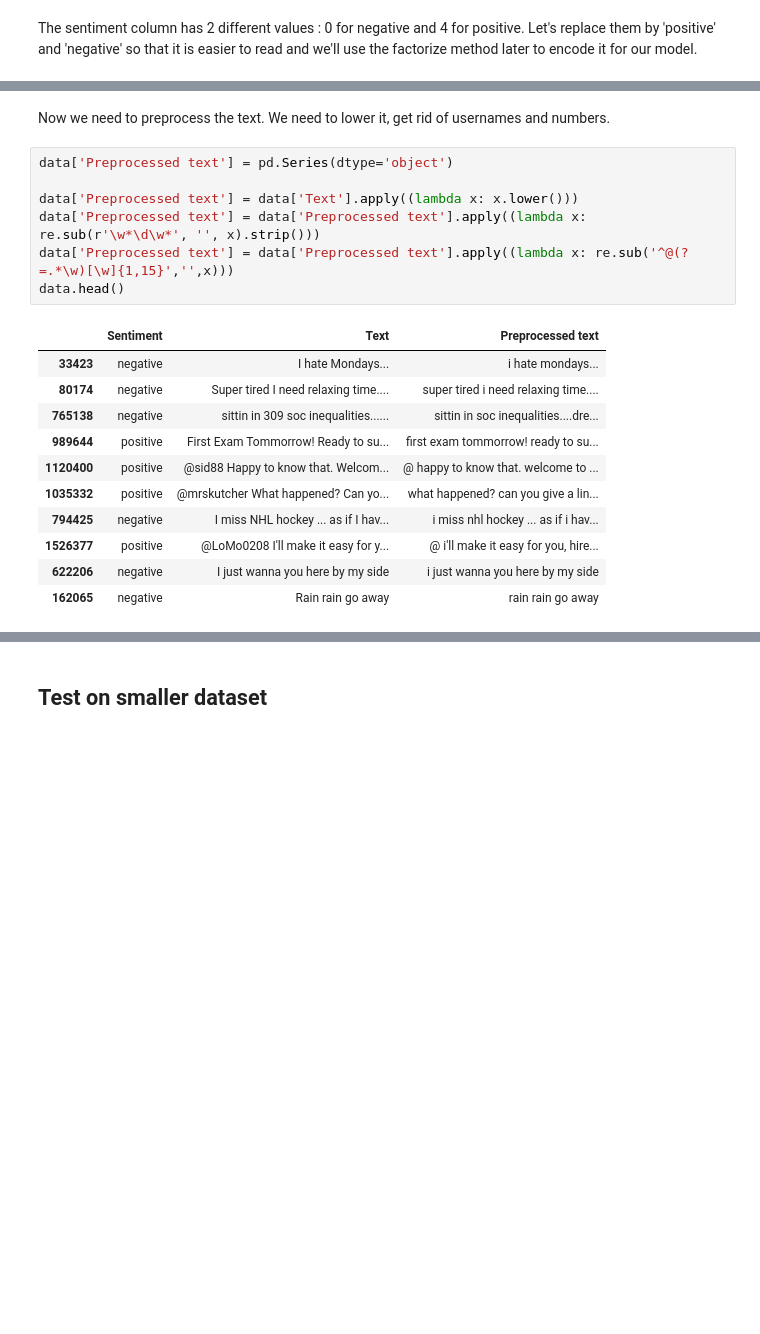
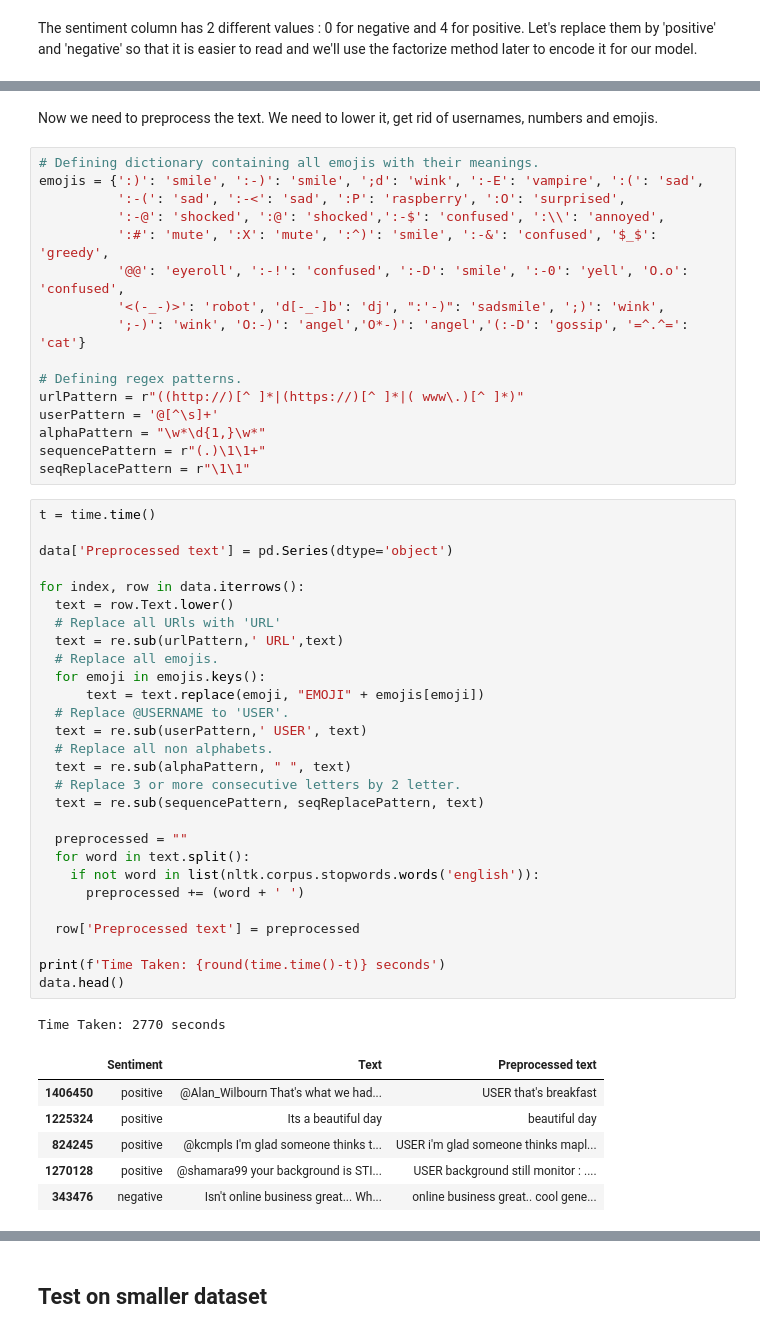
Before and after one commit to achtrl/Sentiment-Analysis, a Jupyter notebook: sentiment_analysis.ipynb, the cells around one changed output, grey strips where cells are left out. Cells and saved outputs as stored; diff of their text form; blank space fills up the shorter version.

Commit message:
Did more preprocessing and created several models as well as pipeline

```diff
--- a/sentiment_analysis.ipynb
+++ b/sentiment_analysis.ipynb
@@ -72,21 +83,54 @@ data.head()
 # %% [markdown]
-Now we need to preprocess the text. We need to lower it, get rid of usernames and numbers.
+Now we need to preprocess the text. We need to lower it, get rid of usernames, numbers and emojis.
-# %%
-data['Preprocessed text'] = pd.Series(dtype='object')
-
-data['Preprocessed text'] = data['Text'].apply((lambda x: x.lower()))
-data['Preprocessed text'] = data['Preprocessed text'].apply((lambda x: re.sub(r'\w*\d\w*', '', x).strip()))
-data['Preprocessed text'] = data['Preprocessed text'].apply((lambda x: re.sub('^@(?=.*\w)[\w]{1,15}','',x)))
-data.head()
-# %% [output]
-|  | Sentiment | Text | Preprocessed text |
-| 33423 | negative | I hate Mondays... | i hate mondays... |
-| 80174 | negative | Super tired I need relaxing time.... | super tired i need relaxing time.... |
-| 765138 | negative | sittin in 309 soc inequalities...... | sittin in soc inequalities....dre... |
-| 989644 | positive | First Exam Tommorrow! Ready to su... | first exam tommorrow! ready to su... |
-| 1120400 | positive | @sid88 Happy to know that. Welcom... | @ happy to know that. welcome to ... |
-| 1035332 | positive | @mrskutcher What happened? Can yo... | what happened? can you give a lin... |
-| 794425 | negative | I miss NHL hockey ... as if I hav... | i miss nhl hockey ... as if i hav... |
-| 1526377 | positive | @LoMo0208 I'll make it easy for y... | @ i'll make it easy for you, hire... |
-| 622206 | negative | I just wanna you here by my side | i just wanna you here by my side |
-| 162065 | negative | Rain rain go away | rain rain go away |
+# %%
+# Defining dictionary containing all emojis with their meanings.
+emojis = {':)': 'smile', ':-)': 'smile', ';d': 'wink', ':-E': 'vampire', ':(': 'sad',
+          ':-(': 'sad', ':-<': 'sad', ':P': 'raspberry', ':O': 'surprised',
+          ':-@': 'shocked', ':@': 'shocked',':-$': 'confused', ':\\': 'annoyed',
+          ':#': 'mute', ':X': 'mute', ':^)': 'smile', ':-&': 'confused', '$_$': 'greedy',
+          '@@': 'eyeroll', ':-!': 'confused', ':-D': 'smile', ':-0': 'yell', 'O.o': 'confused',
+          '<(-_-)>': 'robot', 'd[-_-]b': 'dj', ":'-)": 'sadsmile', ';)': 'wink',
+          ';-)': 'wink', 'O:-)': 'angel','O*-)': 'angel','(:-D': 'gossip', '=^.^=': 'cat'}
+
+# Defining regex patterns.
+urlPattern = r"((http://)[^ ]*|(https://)[^ ]*|( www\.)[^ ]*)"
+userPattern = '@[^\s]+'
+alphaPattern = "\w*\d{1,}\w*"
+sequencePattern = r"(.)\1\1+"
+seqReplacePattern = r"\1\1"
+# %%
+t = time.time()
+
+data['Preprocessed text'] = pd.Series(dtype='object')
+
+for index, row in data.iterrows():
+  text = row.Text.lower()
+  # Replace all URls with 'URL'
+  text = re.sub(urlPattern,' URL',text)
+  # Replace all emojis.
+  for emoji in emojis.keys():
+      text = text.replace(emoji, "EMOJI" + emojis[emoji])
+  # Replace @USERNAME to 'USER'.
+  text = re.sub(userPattern,' USER', text)
+  # Replace all non alphabets.
+  text = re.sub(alphaPattern, " ", text)
+  # Replace 3 or more consecutive letters by 2 letter.
+  text = re.sub(sequencePattern, seqReplacePattern, text)
+
+  preprocessed = ""
+  for word in text.split():
+    if not word in list(nltk.corpus.stopwords.words('english')):
+      preprocessed += (word + ' ')
+
+  row['Preprocessed text'] = preprocessed
+
+print(f'Time Taken: {round(time.time()-t)} seconds')
+data.head()
+# %% [output]
+Time Taken: 2770 seconds
+|  | Sentiment | Text | Preprocessed text |
+| 1406450 | positive | @Alan_Wilbourn That's what we had... | USER that's breakfast |
+| 1225324 | positive | Its a beautiful day | beautiful day |
+| 824245 | positive | @kcmpls I'm glad someone thinks t... | USER i'm glad someone thinks mapl... |
+| 1270128 | positive | @shamara99 your background is STI... | USER background still monitor : .... |
+| 343476 | negative | Isn't online business great... Wh... | online business great.. cool gene... |
```
Also changed, not shown: parts of 29 cells of this notebook.
